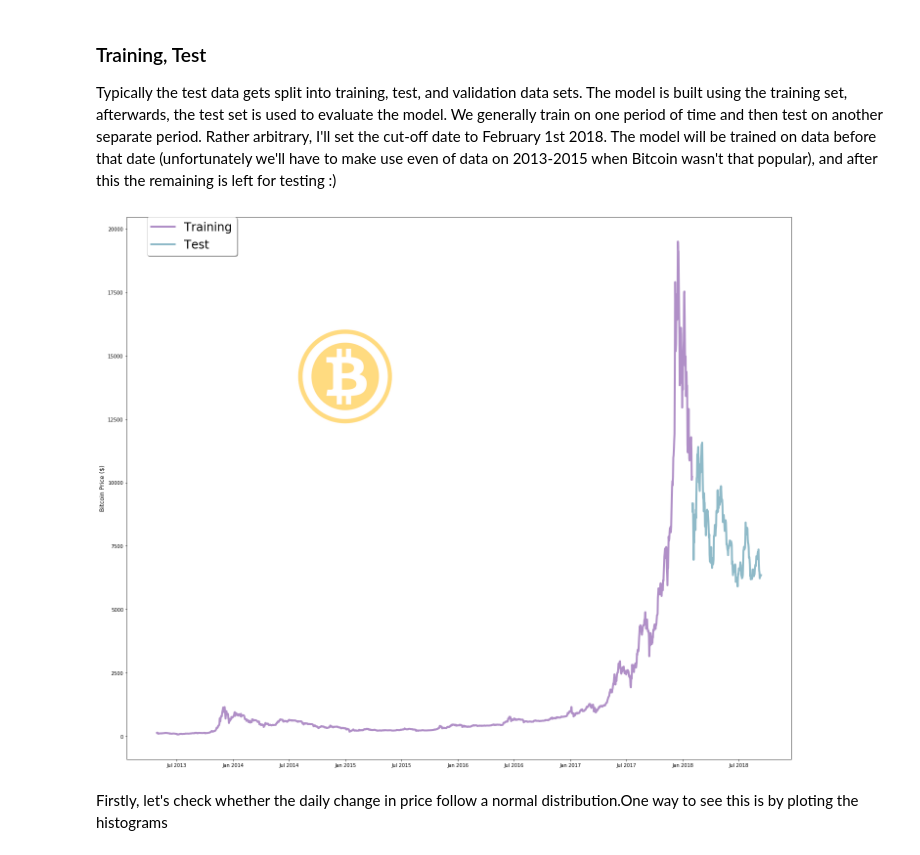
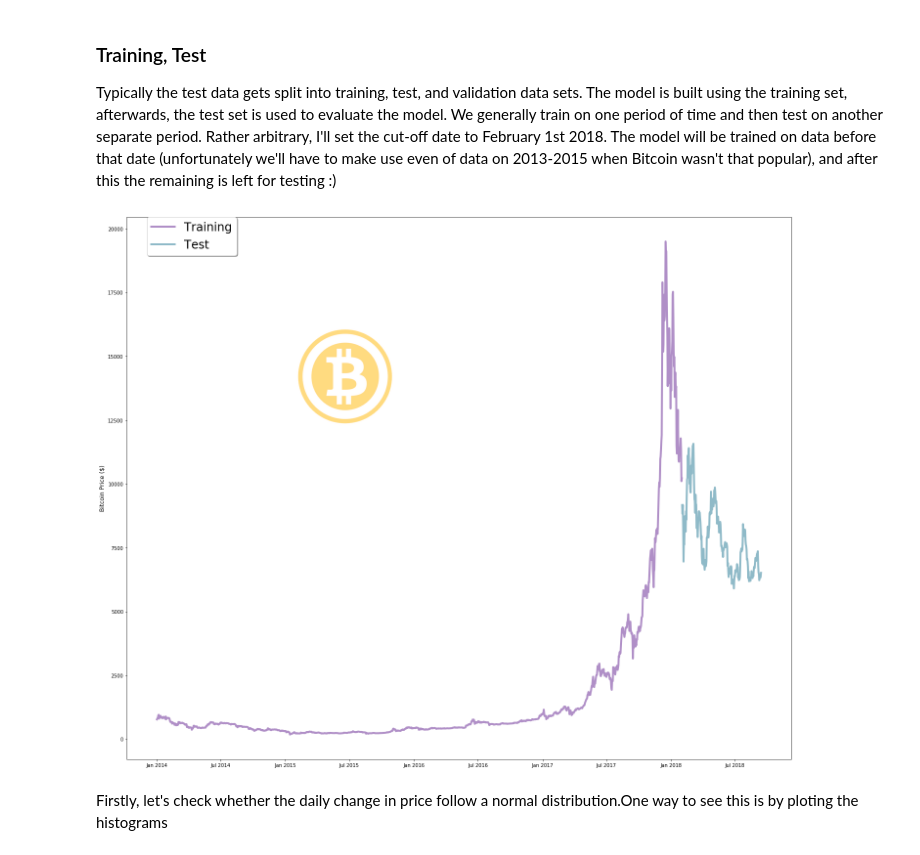
Before and after one commit to kejsiStruga/bitcoin-price-prediction, a Jupyter notebook: Cryptoprices-LSTM (copy).ipynb, the cells around one changed output. Cells and saved outputs as stored; diff of their text form; code cells hidden in the pictures.

```diff
--- a/Cryptoprices-LSTM (copy).ipynb
+++ b/Cryptoprices-LSTM (copy).ipynb
@@ -107,9 +107,10 @@ plt.show()
 # %%
 market_info = bitcoin_market_info
-market_info = market_info[market_info['Date']>='2013-04-28']
+# '2013-04-28'
+market_info = market_info[market_info['Date']>= '2014-01-01']
 for coins in ['bt_']:
     kwargs = { coins+'day_diff': lambda x: (x[coins+'Close']-x[coins+'Open'])/x[coins+'Open']}
     market_info = market_info.assign(**kwargs)
-market_info.head()
+market_info.tail()
 # %% [output]
 |  | Date | bt_Open | bt_High | bt_Low | bt_Close | bt_Volume | bt_Market Cap | bt_day_diff |
@@ -126,30 +127,30 @@ We generally train on one period of time and then test on another separate perio
 # %%
 split_date = '2018-02-01'
 
 from matplotlib import rcParams # this module controls the default values for plotting in matplotlib
 rcParams['font.size'] = 10
 rcParams['lines.linewidth'] = 4
 rcParams['figure.figsize'] = (20, 16)
 
 fig, (ax1) = plt.subplots()
 
-ax1.set_xticks([datetime.date(i,j,1) for i in range(2013,2019) for j in [1,7]])
-ax1.set_xticklabels([datetime.date(i,j,1).strftime('%b %Y') for i in range(2013,2019) for j in [1,7]])
+ax1.set_xticks([datetime.date(i,j,1) for i in range(2014,2019) for j in [1,7]])
+ax1.set_xticklabels([datetime.date(i,j,1).strftime('%b %Y') for i in range(2014,2019) for j in [1,7]])
 ax1.plot(market_info[market_info['Date'] < split_date]['Date'].astype(datetime.datetime),
          market_info[market_info['Date'] < split_date]['bt_Close'],
          color='#B08FC7', label='Training')
 ax1.plot(market_info[market_info['Date'] >= split_date]['Date'].astype(datetime.datetime),
          market_info[market_info['Date'] >= split_date]['bt_Close'],
          color='#8FBAC8', label='Test')
 ax1.set_ylabel('Bitcoin Price ($)',fontsize=12)
 plt.tight_layout()
 ax1.legend(bbox_to_anchor=(0.03, 1), loc=2, borderaxespad=0., prop={'size': 24}, shadow=True)
 fig.figimage(bitcoin_im.resize((int(bitcoin_im.size[0]*0.65), int(bitcoin_im.size[1]*0.65)), Image.ANTIALIAS),
              300, 650, zorder=3,alpha=.5)
 plt.plot(subplots=True)
 plt.show()
 # %% [output]
-[figure, old version]
+[figure, new version]
 # %% [markdown]
 Firstly, let's check whether the daily change in price follow a normal distribution.One way to see this is by ploting the histograms
 # %%
```
Also changed, not shown: parts of 14 cells of this notebook, 1 other file.
